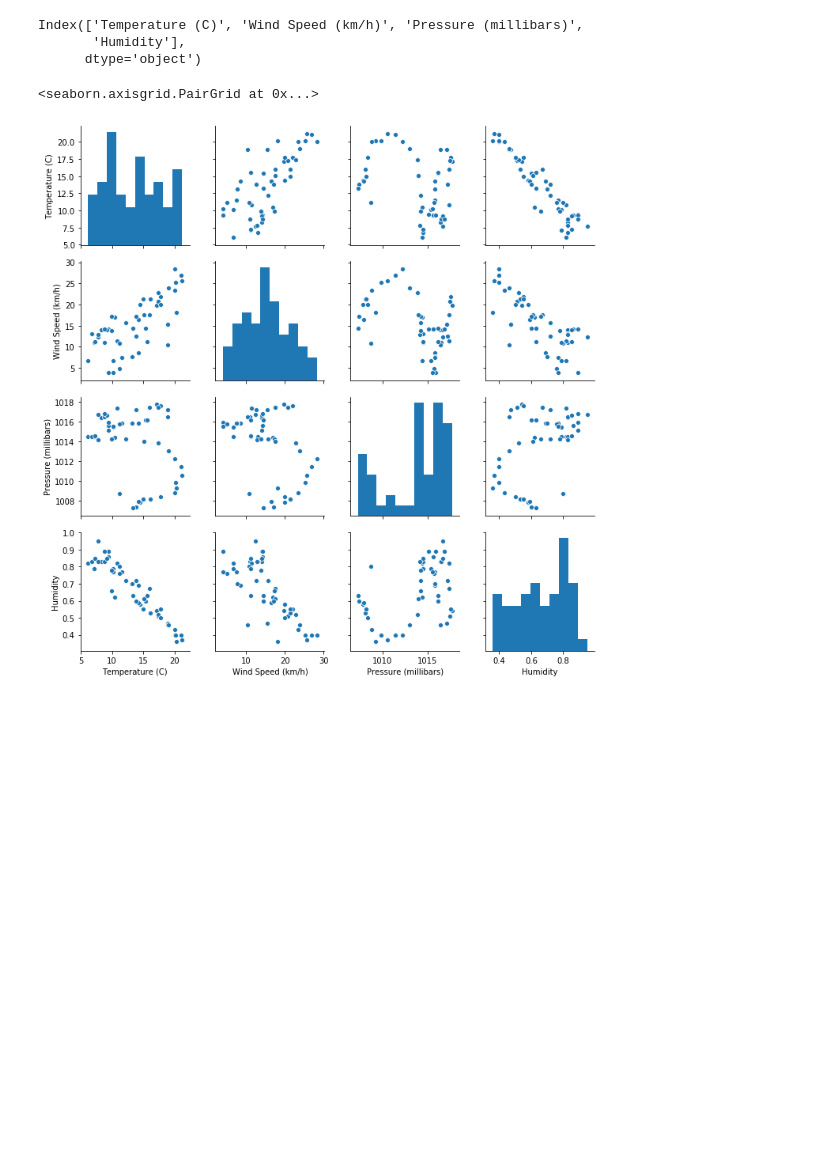
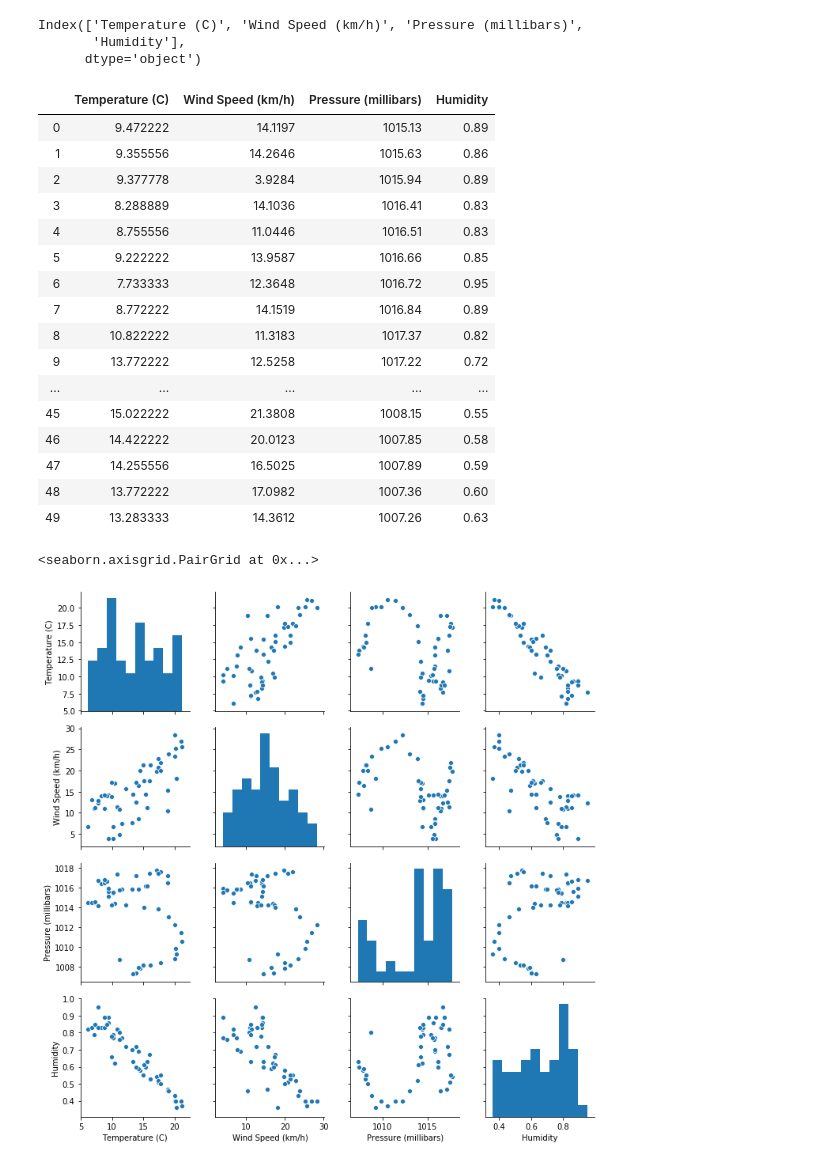
Before and after one commit to 2IS239-Data-Analytics/Code_along_3, a Jupyter notebook: Multiple Linear Regression.ipynb, the cells around one changed output. Drawn from its saved outputs; the diff is of its cells as text; code cells hidden in the pictures; blank space fills up the shorter version.

```diff
--- a/Multiple Linear Regression.ipynb
+++ b/Multiple Linear Regression.ipynb
@@ -15,6 +15,26 @@ weather_data_m.columns
 Index(['Temperature (C)', 'Wind Speed (km/h)', 'Pressure (millibars)',
        'Humidity'],
       dtype='object')
+# %%
+weather_data_m
+# %% [output]
+|  | Temperature (C) | Wind Speed (km/h) | Pressure (millibars) | Humidity |
+| 0 | 9.472222 | 14.1197 | 1015.13 | 0.89 |
+| 1 | 9.355556 | 14.2646 | 1015.63 | 0.86 |
+| 2 | 9.377778 | 3.9284 | 1015.94 | 0.89 |
+| 3 | 8.288889 | 14.1036 | 1016.41 | 0.83 |
+| 4 | 8.755556 | 11.0446 | 1016.51 | 0.83 |
+| 5 | 9.222222 | 13.9587 | 1016.66 | 0.85 |
+| 6 | 7.733333 | 12.3648 | 1016.72 | 0.95 |
+| 7 | 8.772222 | 14.1519 | 1016.84 | 0.89 |
+| 8 | 10.822222 | 11.3183 | 1017.37 | 0.82 |
+| 9 | 13.772222 | 12.5258 | 1017.22 | 0.72 |
+| ... | ... | ... | ... | ... |
+| 45 | 15.022222 | 21.3808 | 1008.15 | 0.55 |
+| 46 | 14.422222 | 20.0123 | 1007.85 | 0.58 |
+| 47 | 14.255556 | 16.5025 | 1007.89 | 0.59 |
+| 48 | 13.772222 | 17.0982 | 1007.36 | 0.60 |
+| 49 | 13.283333 | 14.3612 | 1007.26 | 0.63 |
 # %%
 #seaborn pairplot
 sns.pairplot(weather_data_m)
```
Also changed, not shown: parts of 3 cells of this notebook, 10 other files.
